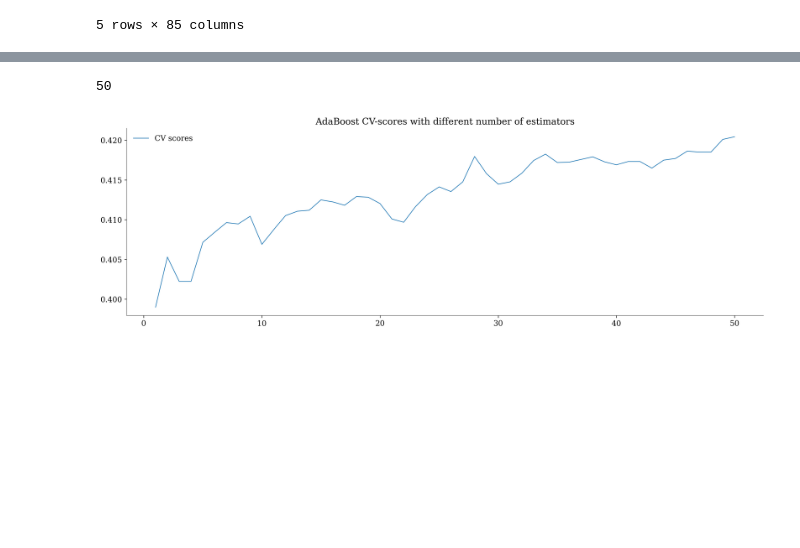
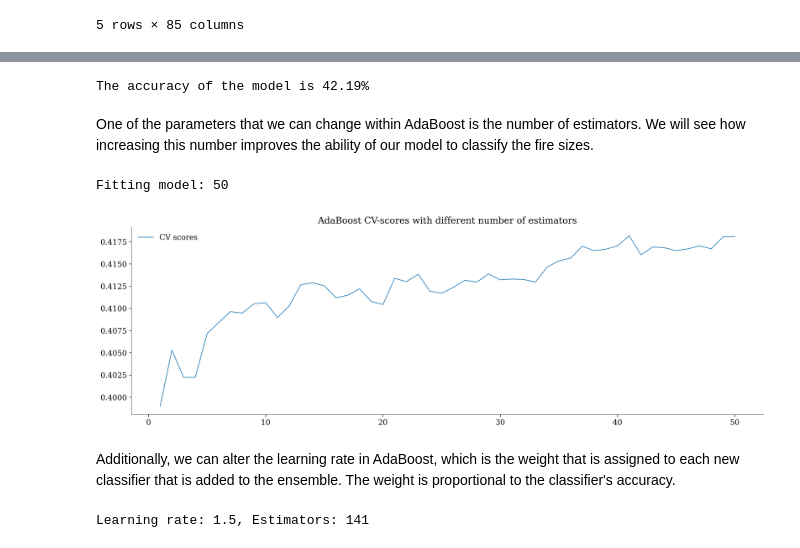
Before and after one commit to EdwinJaico-Berg/Capstone-Project, a Jupyter notebook: 3.4 Ensemble Methods.ipynb, the cells around one changed output, grey strips where cells are left out. Drawn from its saved outputs; the diff is of its cells as text; code cells hidden in the pictures; blank space fills up the shorter version.

```diff
--- a/3.4 Ensemble Methods.ipynb
+++ b/3.4 Ensemble Methods.ipynb
@@ -46,25 +58,59 @@ X, y = model_utils.GenerateXy(df)
 
 X_train, X_test, y_train, y_test = \
 train_test_split(X, y, test_size=0.2, stratify=y, random_state=1)
+# %%
+from sklearn.ensemble import AdaBoostClassifier
+from sklearn.model_selection import cross_val_score
+
+adaboost = AdaBoostClassifier()
+adaboost.fit(X_train, y_train)
+
+score = adaboost.score(X_test, y_test)
+print(f'The accuracy of the model is {score*100:.2f}%')
+# %% [output]
+The accuracy of the model is 42.19%
+# %% [markdown]
+One of the parameters that we can change within AdaBoost is the number of estimators. We will see how increasing this number improves the ability of our model to classify the fire sizes.
 # %%
-from sklearn.ensemble import AdaBoostClassifier
-from sklearn.model_selection import cross_val_score
-
 cv_scores = []
 n_est_range = list(range(1, 51))
 
 for n_est in n_est_range:
+    print(f'Fitting model: {n_est}', end="  \r")
     ada = AdaBoostClassifier(n_estimators=n_est)
     cv_scores.append(np.mean(cross_val_score(ada, X_train, y_train, cv=5)))
-
-    print(n_est, end="\r")
 # %% [output]
-50
+Fitting model: 50
 # %%
-plt.figure(figsize=(15, 5), dpi=300)
+plt.figure(figsize=(15, 5))
+plt.title("AdaBoost CV-scores with different number of estimators")
 plt.plot(n_est_range, cv_scores, label="CV scores")
 plt.legend()
-plt.title("AdaBoost CV-scores with different number of estimators")
 plt.show()
 # %% [output]
-[figure, old version]
+[figure, new version]
+# %% [markdown]
+Additionally, we can alter the learning rate in AdaBoost, which is the weight that is assigned to each new classifier that is added to the ensemble. The weight is proportional to the classifier's accuracy.
+# %%
+n_est_range = list(range(1, 150, 10))
+learning_rate_range = [0.1, 0.5, 1.0, 1.5]
+
+results = pd.DataFrame()
+
+for learning_rate in learning_rate_range:
+    for n_est in n_est_range:
+        ada = AdaBoostClassifier(n_estimators=n_est, learning_rate=learning_rate)
+        cv_score = np.mean(cross_val_score(ada, X_train, y_train, cv=5))
+
+        row = pd.DataFrame(
+            {
+                "learning_rate": [learning_rate],
+                "n_estimators": [n_est],
+                "cv_score": [cv_score]
+            })
+
+        results = pd.concat([results, row], axis=0, ignore_index=True)
+
+        print(f'Learning rate: {learning_rate}, Estimators: {n_est}', end=" \r")
+# %% [output]
+Learning rate: 1.5, Estimators: 141
```
Also changed, not shown: parts of 13 cells of this notebook, 7 other files.
